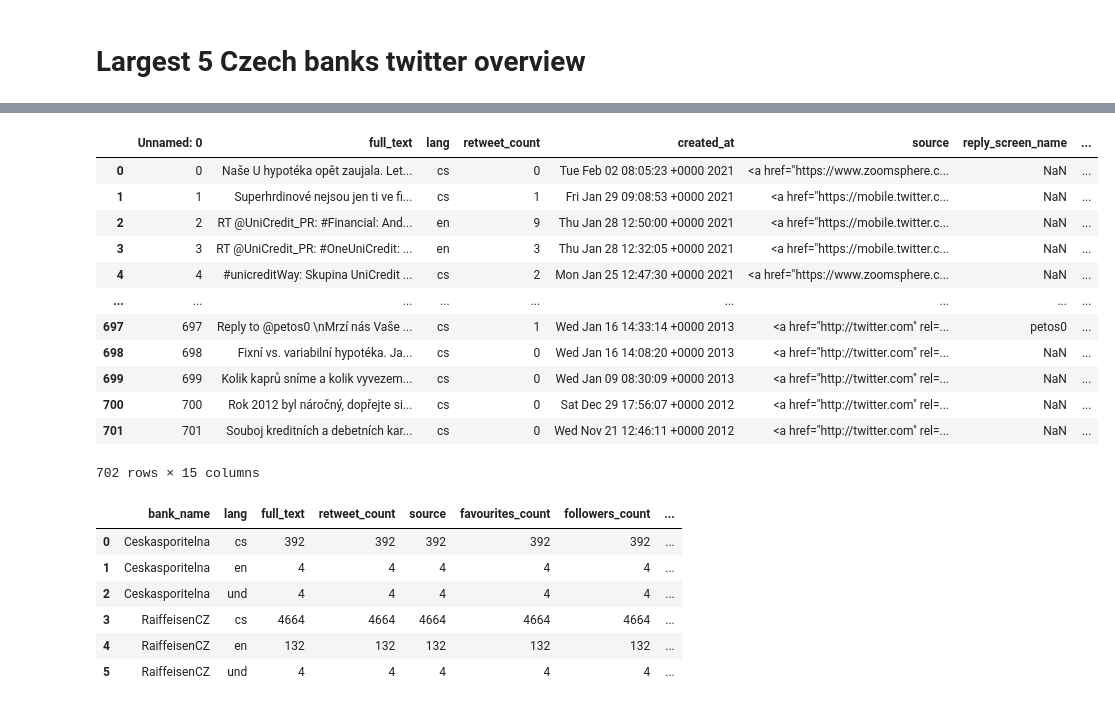
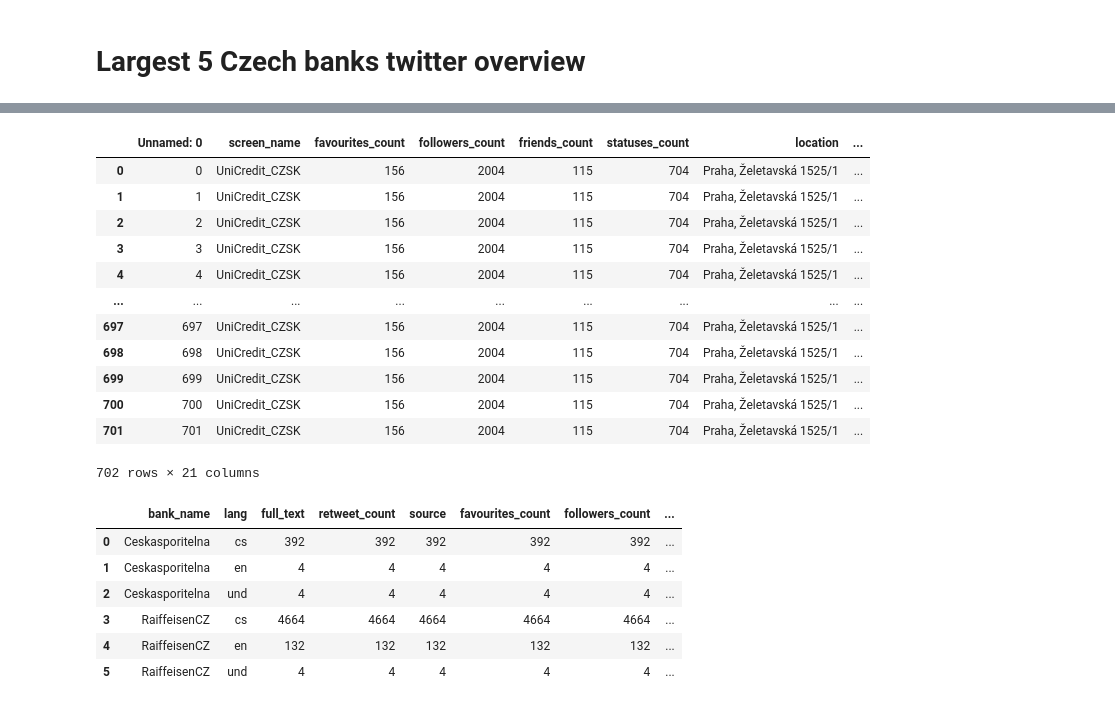
Before and after one commit to roman-ruzica/twitter_project_ruzica_zacharova, a Jupyter notebook: Analysis.ipynb, the cells around one changed output, grey strips where cells are left out. Cells and saved outputs as stored; diff of their text form; code cells hidden in the pictures.

```diff
--- a/Analysis.ipynb
+++ b/Analysis.ipynb
@@ -308,21 +323,21 @@ cs_lang = all_pd[all_pd["lang"] == 'cs']
 unicredit_tl = pd.read_csv("unicredit_czsk_timeline.csv")
 unicredit_mentions = pd.read_csv("unicredit_czsk_mentions.csv")
 # %%
-unicredit_tl['reply_created_at_ts']
+unicredit_tl
 # %% [output]
-|  | Unnamed: 0 | full_text | lang | retweet_count | created_at | source | reply_screen_name | ... |
-| 0 | 0 | Naše U hypotéka opět zaujala. Let... | cs | 0 | Tue Feb 02 08:05:23 +0000 2021 | <a href="https://www.zoomsphere.c... | NaN | ... |
-| 1 | 1 | Superhrdinové nejsou jen ti ve fi... | cs | 1 | Fri Jan 29 09:08:53 +0000 2021 | <a href="https://mobile.twitter.c... | NaN | ... |
-| 2 | 2 | RT @UniCredit_PR: #Financial: And... | en | 9 | Thu Jan 28 12:50:00 +0000 2021 | <a href="https://mobile.twitter.c... | NaN | ... |
-| 3 | 3 | RT @UniCredit_PR: #OneUniCredit: ... | en | 3 | Thu Jan 28 12:32:05 +0000 2021 | <a href="https://mobile.twitter.c... | NaN | ... |
-| 4 | 4 | #unicreditWay: Skupina UniCredit ... | cs | 2 | Mon Jan 25 12:47:30 +0000 2021 | <a href="https://www.zoomsphere.c... | NaN | ... |
+|  | Unnamed: 0 | screen_name | favourites_count | followers_count | friends_count | statuses_count | location | ... |
+| 0 | 0 | UniCredit_CZSK | 156 | 2004 | 115 | 704 | Praha, Želetavská 1525/1 | ... |
+| 1 | 1 | UniCredit_CZSK | 156 | 2004 | 115 | 704 | Praha, Želetavská 1525/1 | ... |
+| 2 | 2 | UniCredit_CZSK | 156 | 2004 | 115 | 704 | Praha, Želetavská 1525/1 | ... |
+| 3 | 3 | UniCredit_CZSK | 156 | 2004 | 115 | 704 | Praha, Želetavská 1525/1 | ... |
+| 4 | 4 | UniCredit_CZSK | 156 | 2004 | 115 | 704 | Praha, Želetavská 1525/1 | ... |
 | ... | ... | ... | ... | ... | ... | ... | ... | ... |
-| 697 | 697 | Reply to @petos0 \nMrzí nás Vaše ... | cs | 1 | Wed Jan 16 14:33:14 +0000 2013 | <a href="http://twitter.com" rel=... | petos0 | ... |
-| 698 | 698 | Fixní vs. variabilní hypotéka. Ja... | cs | 0 | Wed Jan 16 14:08:20 +0000 2013 | <a href="http://twitter.com" rel=... | NaN | ... |
-| 699 | 699 | Kolik kaprů sníme a kolik vyvezem... | cs | 0 | Wed Jan 09 08:30:09 +0000 2013 | <a href="http://twitter.com" rel=... | NaN | ... |
-| 700 | 700 | Rok 2012 byl náročný, dopřejte si... | cs | 0 | Sat Dec 29 17:56:07 +0000 2012 | <a href="http://twitter.com" rel=... | NaN | ... |
-| 701 | 701 | Souboj kreditních a debetních kar... | cs | 0 | Wed Nov 21 12:46:11 +0000 2012 | <a href="http://twitter.com" rel=... | NaN | ... |
+| 697 | 697 | UniCredit_CZSK | 156 | 2004 | 115 | 704 | Praha, Želetavská 1525/1 | ... |
+| 698 | 698 | UniCredit_CZSK | 156 | 2004 | 115 | 704 | Praha, Želetavská 1525/1 | ... |
+| 699 | 699 | UniCredit_CZSK | 156 | 2004 | 115 | 704 | Praha, Želetavská 1525/1 | ... |
+| 700 | 700 | UniCredit_CZSK | 156 | 2004 | 115 | 704 | Praha, Želetavská 1525/1 | ... |
+| 701 | 701 | UniCredit_CZSK | 156 | 2004 | 115 | 704 | Praha, Želetavská 1525/1 | ... |
-702 rows × 15 columns
+702 rows × 21 columns
 # %%
 #
 time_to_reply =
```
Also changed, not shown: parts of 6 cells of this notebook, 4 other files.
